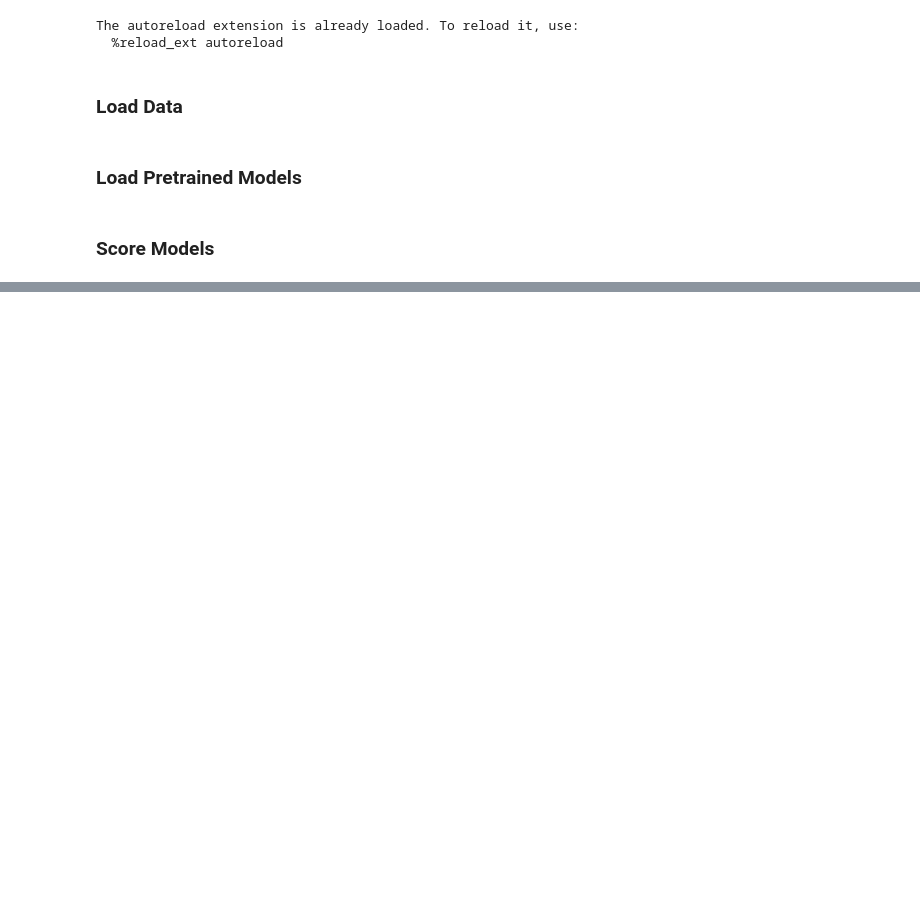
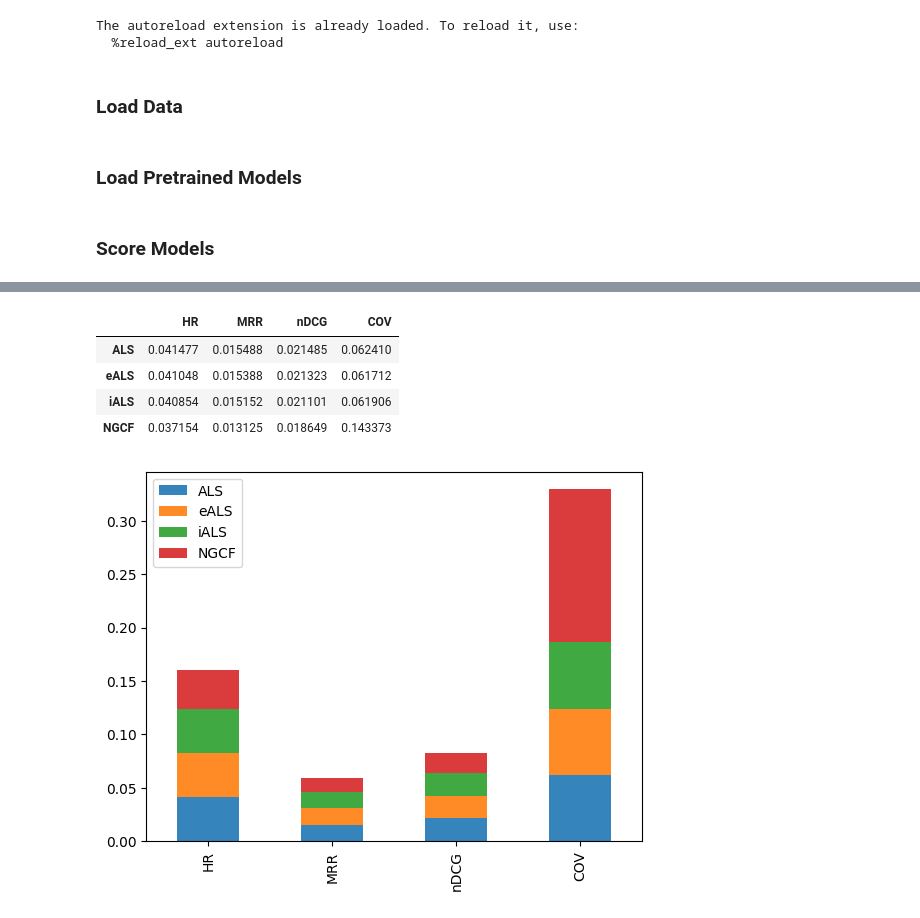
Before and after one commit to Mr6one/recsys-project-2023, a Jupyter notebook: notebooks/experiments.ipynb, the cells around one changed output, grey strips where cells are left out. Cells and saved outputs as stored; diff of their text form; code cells hidden in the pictures; blank space fills up the shorter version.

```diff
--- a/notebooks/experiments.ipynb
+++ b/notebooks/experiments.ipynb
@@ -104,4 +98,13 @@ scores_yelp.style.background_gradient()
 | eALS | 0.041048 | 0.015388 | 0.021323 | 0.061712 |
 | iALS | 0.040854 | 0.015152 | 0.021101 | 0.061906 |
 | NGCF | 0.037154 | 0.013125 | 0.018649 | 0.143373 |
+# %%
+get_table_barplot(scores_yelp)
+# %% [output]
+|  | HR | MRR | nDCG | COV |
+| ALS | 0.041477 | 0.015488 | 0.021485 | 0.062410 |
+| eALS | 0.041048 | 0.015388 | 0.021323 | 0.061712 |
+| iALS | 0.040854 | 0.015152 | 0.021101 | 0.061906 |
+| NGCF | 0.037154 | 0.013125 | 0.018649 | 0.143373 |
+[figure, added]
 # %% [markdown]
```
Also changed, not shown: parts of 15 cells of this notebook.
